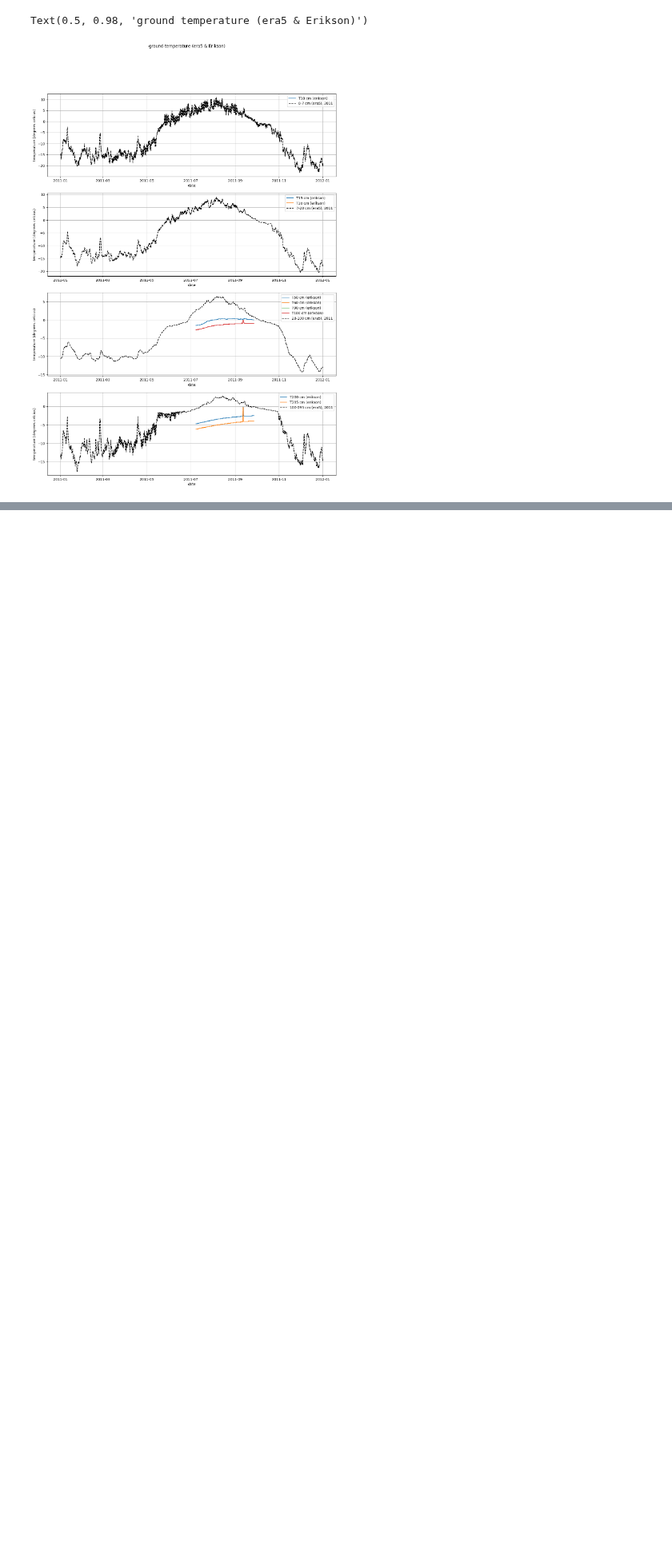
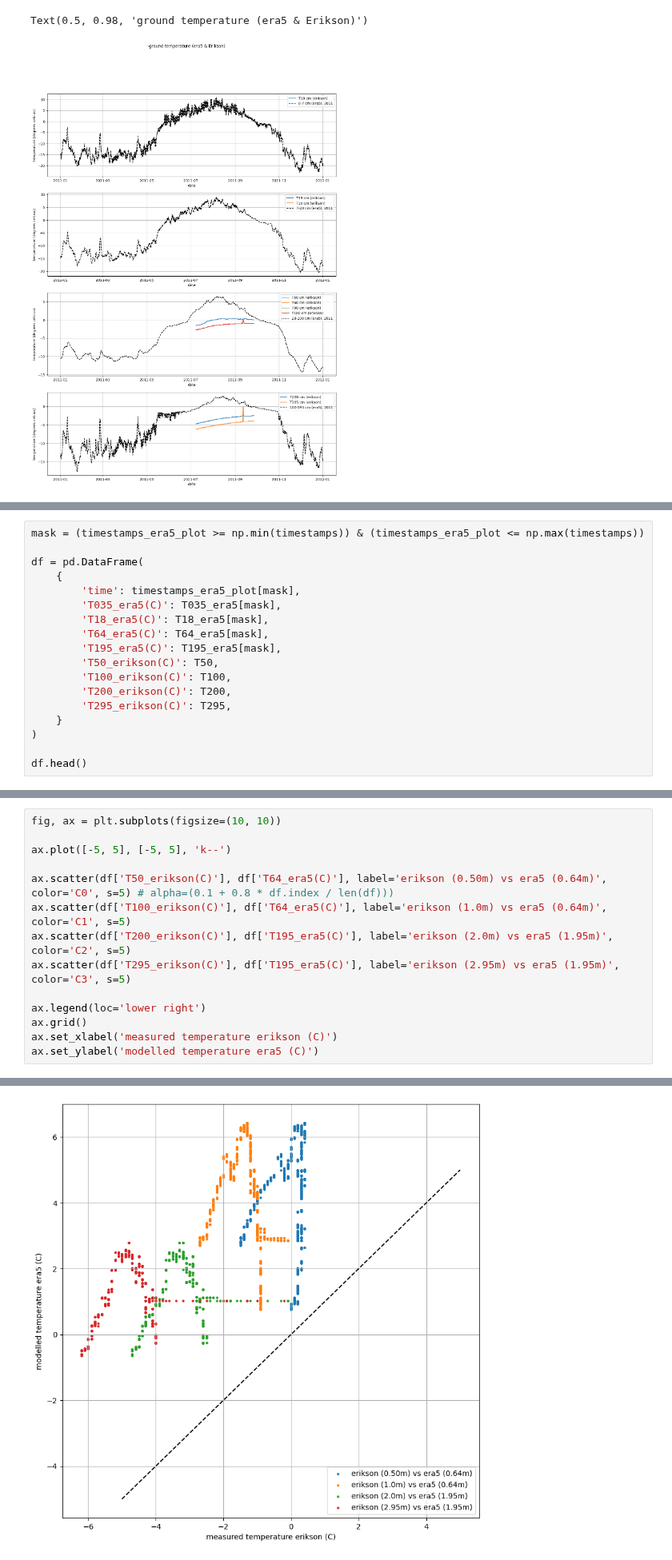
Before and after one commit to khdebruijn/thermo-morphological-model, a Jupyter notebook: database/erikson_groundtemp.ipynb, the cells around one changed output, grey strips where cells are left out. Shown at 80% size. Drawn from its saved outputs; the diff is of its cells as text; blank space fills up the shorter version.

```diff
--- a/database/erikson_groundtemp.ipynb
+++ b/database/erikson_groundtemp.ipynb
@@ -200,0 +203,18 @@ In general, Erikson's ground temperature data is much peakier.
+# %%
+mask = (timestamps_era5_plot >= np.min(timestamps)) & (timestamps_era5_plot <= np.max(timestamps))
+
+df = pd.DataFrame(
+    {
+        'time': timestamps_era5_plot[mask],
+        'T035_era5(C)': T035_era5[mask],
+        'T18_era5(C)': T18_era5[mask],
+        'T64_era5(C)': T64_era5[mask],
+        'T195_era5(C)': T195_era5[mask],
+        'T50_erikson(C)': T50,
+        'T100_erikson(C)': T100,
+        'T200_erikson(C)': T200,
+        'T295_erikson(C)': T295,
+    }
+)
+
+df.head()
@@ -200,0 +228,15 @@ In general, Erikson's ground temperature data is much peakier.
+# %%
+fig, ax = plt.subplots(figsize=(10, 10))
+
+ax.plot([-5, 5], [-5, 5], 'k--')
+
+ax.scatter(df['T50_erikson(C)'], df['T64_era5(C)'], label='erikson (0.50m) vs era5 (0.64m)', color='C0', s=5) # alpha=(0.1 + 0.8 * df.index / len(df)))
+ax.scatter(df['T100_erikson(C)'], df['T64_era5(C)'], label='erikson (1.0m) vs era5 (0.64m)', color='C1', s=5)
+ax.scatter(df['T200_erikson(C)'], df['T195_era5(C)'], label='erikson (2.0m) vs era5 (1.95m)', color='C2', s=5)
+ax.scatter(df['T295_erikson(C)'], df['T195_era5(C)'], label='erikson (2.95m) vs era5 (1.95m)', color='C3', s=5)
+
+ax.legend(loc='lower right')
+ax.grid()
+ax.set_xlabel('measured temperature erikson (C)')
+ax.set_ylabel('modelled temperature era5 (C)')
+# %% [output]
@@ -200,0 +244 @@ In general, Erikson's ground temperature data is much peakier.
+[figure, added]
```
Also changed, not shown: parts of 11 cells of this notebook.
